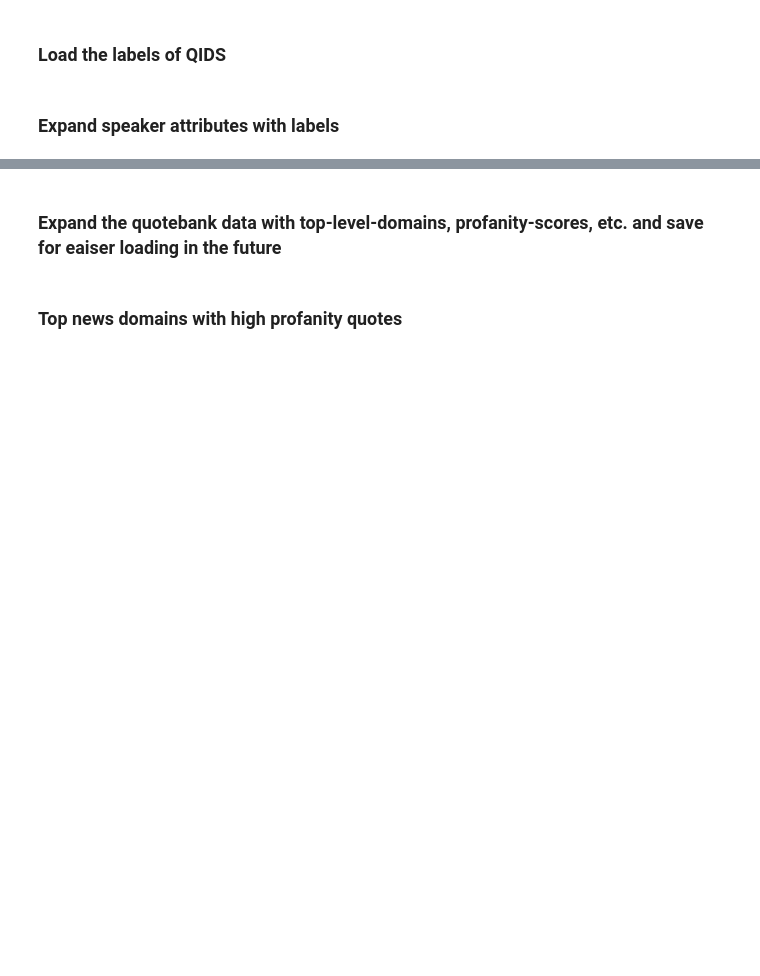
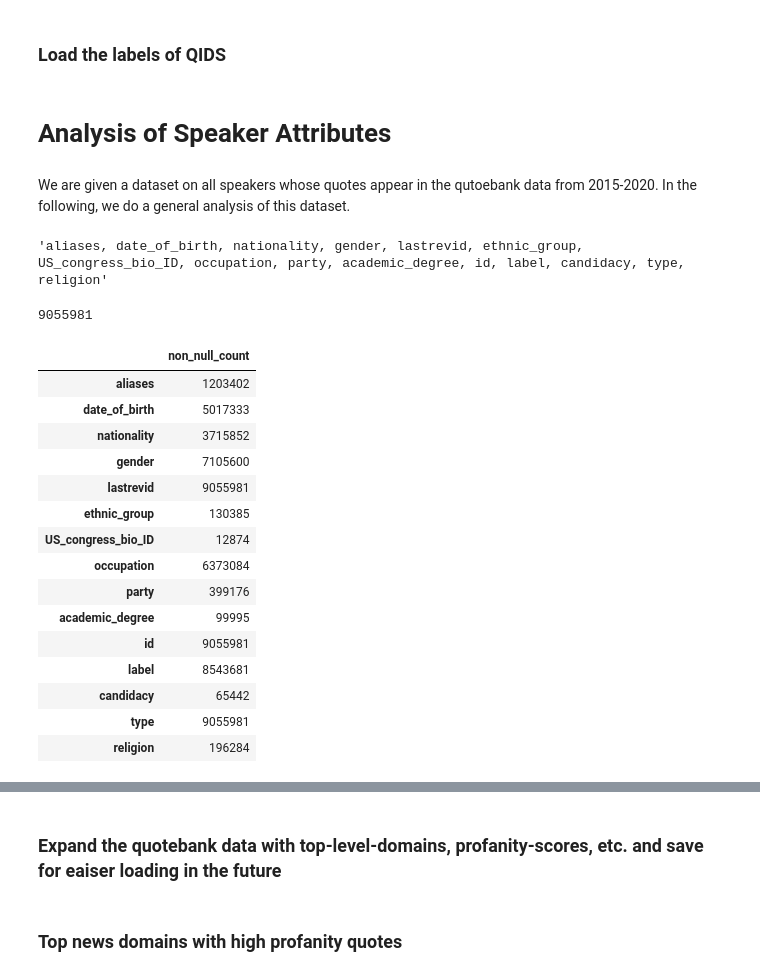
Before and after one commit to epfl-ada/ada-2021-project-k-beans, a Jupyter notebook: initial_analysis.ipynb, the cells around one changed output, grey strips where cells are left out. Saved outputs shown, nothing was run; the diff lists cells and outputs as text; code cells hidden in the pictures; blank space fills up the shorter version.

```diff
--- a/initial_analysis.ipynb
+++ b/initial_analysis.ipynb
@@ -118,4 +120,35 @@ QB_JSON_SCHEMA = StructType.fromJson(json.loads(
 labels = pd.read_csv(LABELS_PATH)
 labels = labels.set_index("QID")
 # %% [markdown]
-### Expand speaker attributes with labels
+# Analysis of Speaker Attributes
+# %% [markdown]
+We are given a dataset on all speakers whose quotes appear in the qutoebank data from 2015-2020. In the following, we do a general analysis of this dataset.
+# %%
+spk_attr = spark.read.parquet(SPK_ATTR_PATH)
+", ".join(spk_attr.columns)
+# %% [output]
+'aliases, date_of_birth, nationality, gender, lastrevid, ethnic_group, US_congress_bio_ID, occupation, party, academic_degree, id, label, candidacy, type, religion'
+# %%
+spk_attr.count()
+# %% [output]
+9055981
+# %%
+spk_summary = pd.DataFrame( { 'non_null_count' : [ spk_attr.where(spk_attr[col].isNotNull()).count() for col in spk_attr.columns ] }, index=spk_attr.columns )
+spk_summary
+# %% [output]
+|  | non_null_count |
+| aliases | 1203402 |
+| date_of_birth | 5017333 |
+| nationality | 3715852 |
+| gender | 7105600 |
+| lastrevid | 9055981 |
+| ethnic_group | 130385 |
+| US_congress_bio_ID | 12874 |
+| occupation | 6373084 |
+| party | 399176 |
+| academic_degree | 99995 |
+| id | 9055981 |
+| label | 8543681 |
+| candidacy | 65442 |
+| type | 9055981 |
+| religion | 196284 |
```
Also changed, not shown: parts of 18 cells of this notebook.
